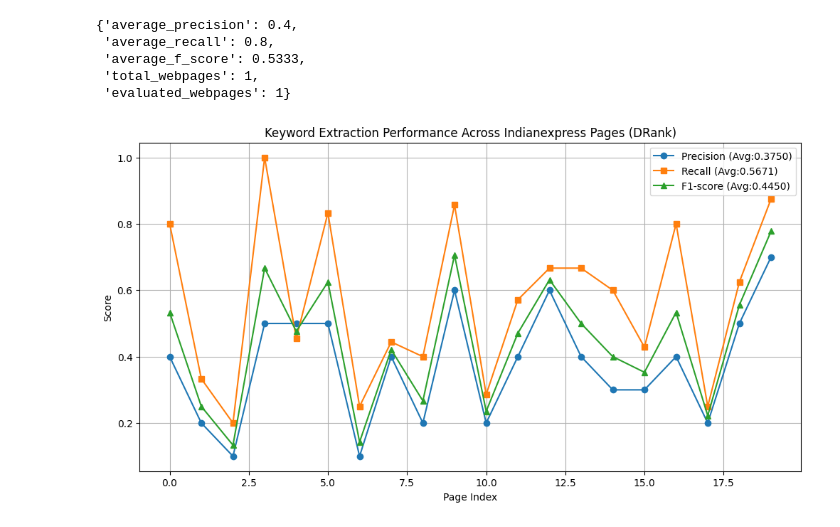
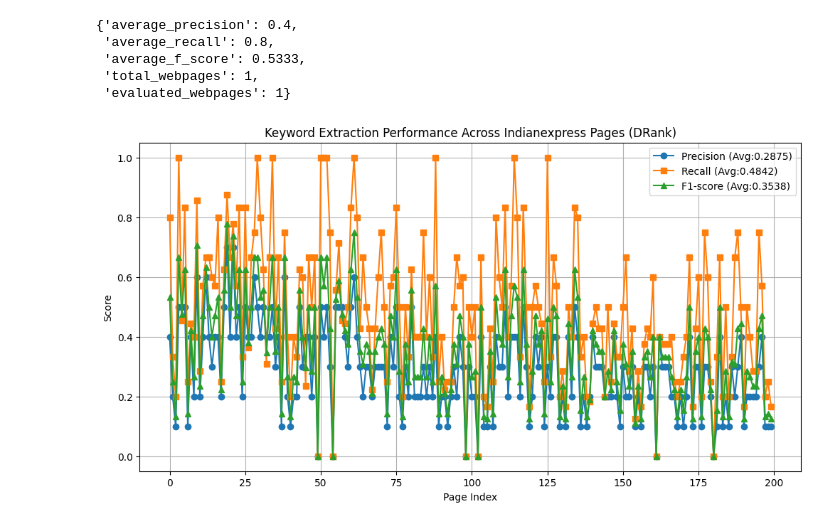
Before and after one commit to Muditha-Kumara/dataAnalytics, a Jupyter notebook: toFinalReport/indianexpress/DRank_Indian.ipynb, the cells around one changed output. Saved outputs shown, nothing was run; the diff lists cells and outputs as text; code cells hidden in the pictures.

```diff
--- a/toFinalReport/indianexpress/DRank_Indian.ipynb
+++ b/toFinalReport/indianexpress/DRank_Indian.ipynb
@@ -330,8 +330,8 @@ import os
 import pandas as pd
 
 results = []
-for i in range(20):
-    case = run_single_case_drank(index=i, k=10, window_size=6)
+for i in range(200):
+    case = run_single_case_drank(index=i, k=10, window_size=4)
     results.append(case)
 dataset_precisions = [r['precision'] for r in results]
 dataset_recalls = [r['recall'] for r in results]
@@ -344,31 +344,31 @@ plt.plot(dataset_f1s, label='F1-score (Avg:{0:.4f})'.format(sum(dataset_f1s)/len
 plt.xlabel('Page Index')
 plt.ylabel('Score')
 plt.title('Keyword Extraction Performance Across Indianexpress Pages (DRank)')
 plt.legend()
 plt.grid(True)
 
 # Export graph as image
 results_dir = '../Results'
 os.makedirs(results_dir, exist_ok=True)
 image_path = os.path.join(results_dir, 'DRank_Indian.png')
 plt.savefig(image_path)
 plt.show()
 
 # Update results.csv
 csv_path = os.path.join(results_dir, 'results.csv')
 method = 'DRank_Indian'
 avg_precision = round(sum(dataset_precisions)/len(dataset_precisions), 4)
 avg_recall = round(sum(dataset_recalls)/len(dataset_recalls), 4)
 avg_f1 = round(sum(dataset_f1s)/len(dataset_f1s), 4)
 
 row = {'DataSet': method, 'Precision': avg_precision, 'Recall': avg_recall, 'F1-score': avg_f1, 'Evaluated Pages': len(results)}
 
 if os.path.exists(csv_path) and os.path.getsize(csv_path) > 0:
     df = pd.read_csv(csv_path)
     df = df[df['DataSet'] != method]
     df = pd.concat([df, pd.DataFrame([row])], ignore_index=True)
 else:
     df = pd.DataFrame([row])
 df.to_csv(csv_path, index=False)
 # %% [output]
-[figure, old version]
+[figure, new version]
```
Also changed, not shown: 24 other files.
